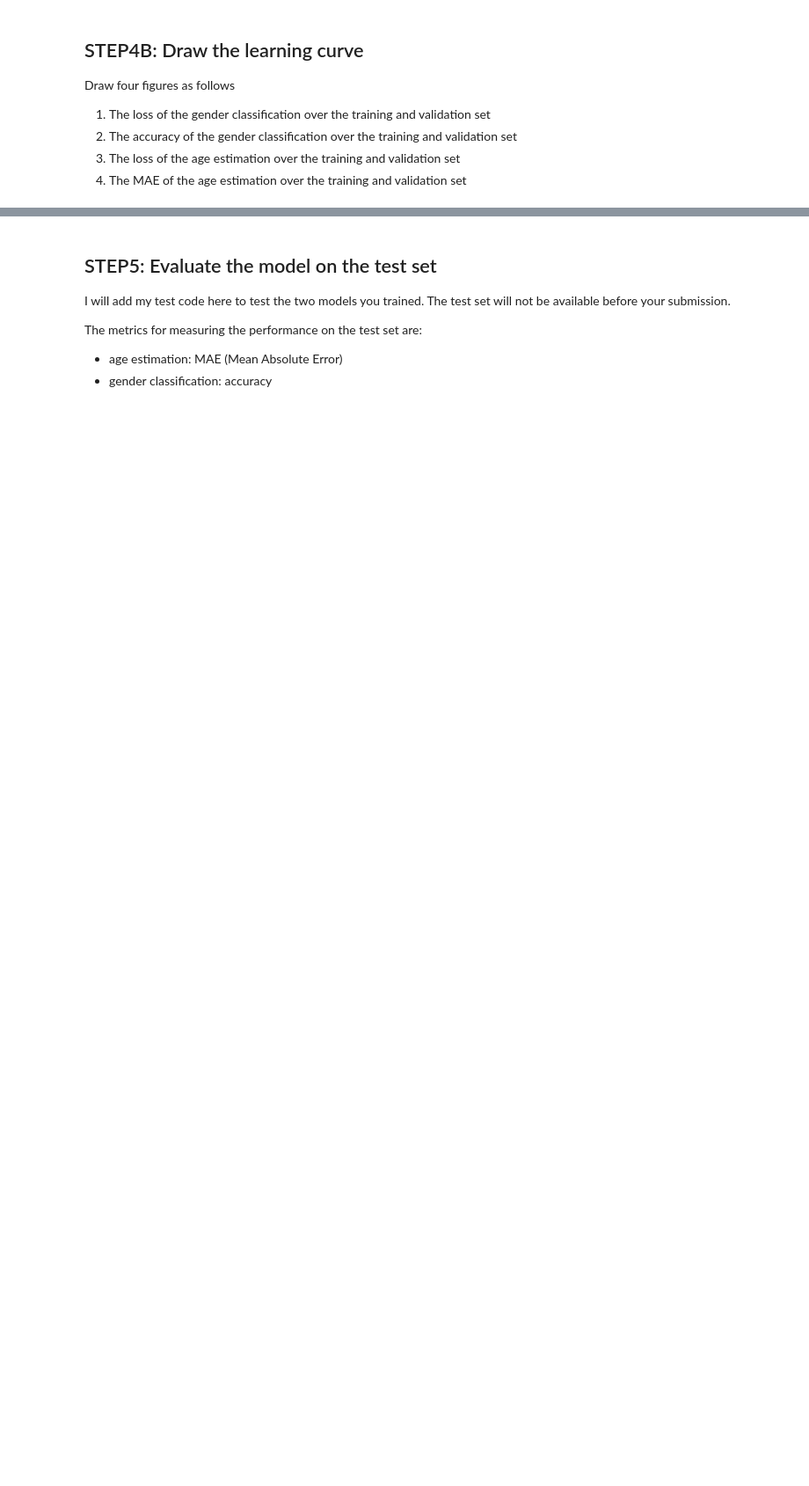
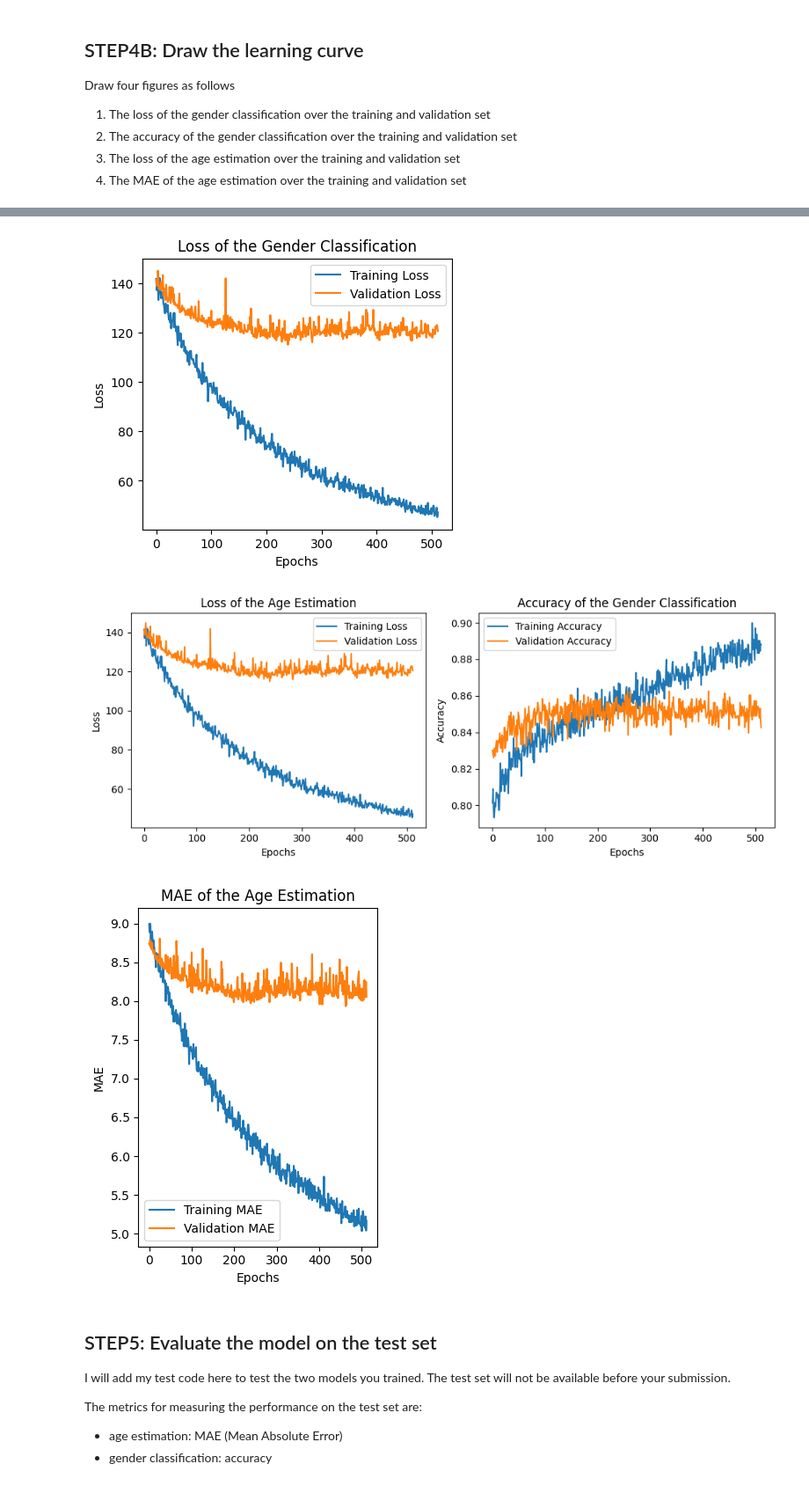
Before and after one commit to arnau01/CM50268-CW1, a Jupyter notebook: age_gender_submit.ipynb, the cells around one changed output, grey strips where cells are left out. Shown at 88% size. Drawn from its saved outputs; the diff is of its cells as text; code cells hidden in the pictures; blank space fills up the shorter version.

```diff
--- a/age_gender_submit.ipynb
+++ b/age_gender_submit.ipynb
@@ -150,9 +153,12 @@ ages = np.array(ages)
 genders = np.array(genders)
 image_paths = np.array(image_paths)
 
-# Split the dataset into training and validation sets
+X_temp, X_test, y_temp_age, y_test_age, y_temp_gender, y_test_gender = train_test_split(
+    image_paths, ages, genders, test_size=0.1, random_state=42)  # Adjust test_size as needed
+
+# Now, split the combined training + validation set into separate training and validation sets
 X_train, X_val, y_train_age, y_val_age, y_train_gender, y_val_gender = train_test_split(
-    image_paths, ages, genders, test_size=0.2, random_state=42)
+    X_temp, y_temp_age, y_temp_gender, test_size=0.22, random_state=42)  # Adjust test_size to get the desired validation size
 
 # Save the split data for later use
-np.savez('train_val_split.npz', X_train=X_train, X_val=X_val, y_train_age=y_train_age, y_val_age=y_val_age, y_train_gender=y_train_gender, y_val_gender=y_val_gender)
+np.savez('train_val_test_split.npz', X_train=X_train, X_val=X_val, X_test=X_test, y_train_age=y_train_age, y_val_age=y_val_age, y_test_age=y_test_age, y_train_gender=y_train_gender, y_val_gender=y_val_gender, y_test_gender=y_test_gender)
@@ -462,3 +822,53 @@ Draw four figures as follows
+# %%
+import matplotlib.pyplot as plt
+
+# Plotting the loss of the gender classification
+plt.figure(figsize=(10, 4))
+plt.subplot(1, 2, 1)
+plt.plot(history.history['loss'], label='Training Loss')
+plt.plot(history.history['val_loss'], label='Validation Loss')
+plt.title('Loss of the Gender Classification')
+plt.xlabel('Epochs')
+plt.ylabel('Loss')
+plt.legend()
+
+# Plotting the loss of the age estimation
+plt.figure(figsize=(10, 4))
+plt.subplot(1, 2, 1)
+plt.plot(history.history['loss'], label='Training Loss')
+plt.plot(history.history['val_loss'], label='Validation Loss')
+plt.title('Loss of the Age Estimation')
+plt.xlabel('Epochs')
+plt.ylabel('Loss')
+plt.legend()
+
+# Plotting the accuracy of the gender classification
+plt.subplot(1, 2, 2)
+plt.plot(history.history['gender_output_accuracy'], label='Training Accuracy')
+plt.plot(history.history['val_gender_output_accuracy'], label='Validation Accuracy')
+plt.title('Accuracy of the Gender Classification')
+plt.xlabel('Epochs')
+plt.ylabel('Accuracy')
+plt.legend()
+plt.tight_layout()
+plt.show()
+
+
+
+# Plotting the MAE of the age estimation
+plt.subplot(1, 2, 2)
+plt.plot(history.history['age_output_mae'], label='Training MAE')
+plt.plot(history.history['val_age_output_mae'], label='Validation MAE')
+plt.title('MAE of the Age Estimation')
+plt.xlabel('Epochs')
+plt.ylabel('MAE')
+plt.legend()
+plt.tight_layout()
+plt.show()
+# %% [output]
+[figure, added]
+[figure, added]
+[figure, added]
 # %% [markdown]
 ## STEP5: Evaluate the model on the test set
 I will add my test code here to test the two models you trained. The test set will not be available before your submission.
```
Also changed, not shown: parts of 30 cells of this notebook, 5 other files.
